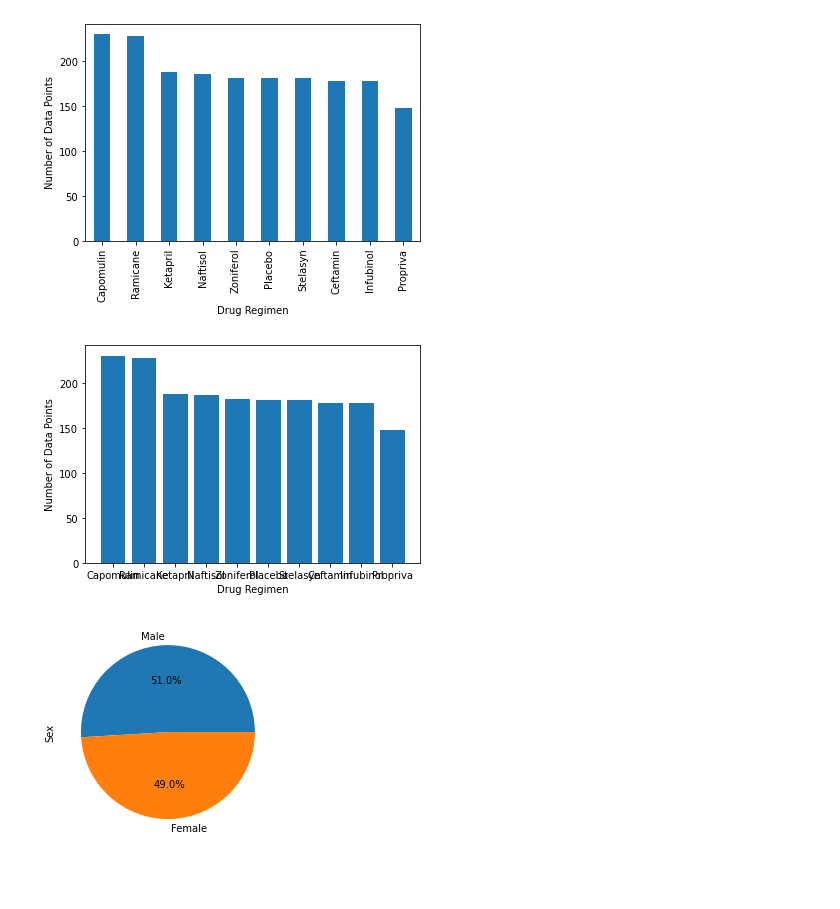
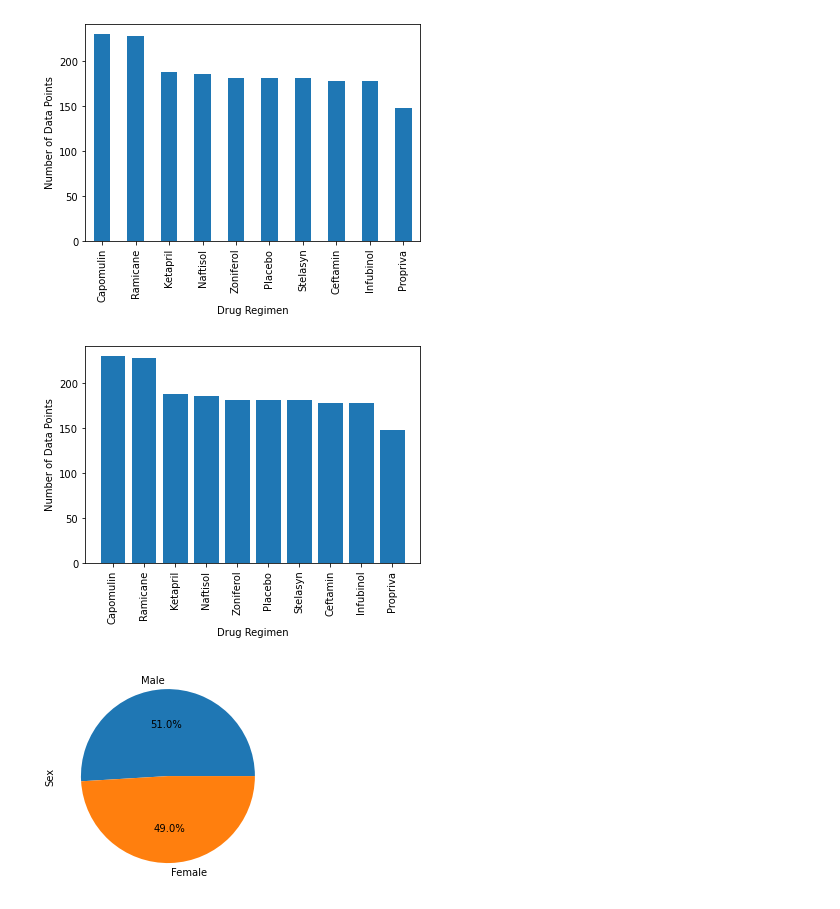
Before and after one commit to Franz365/matplotlib-challenge, a Jupyter notebook: Pymaceuticals/pymaceuticals.ipynb, the cells around one changed output. Cells and saved outputs as stored; diff of their text form; code cells hidden in the pictures; blank space fills up the shorter version.

```diff
--- a/Pymaceuticals/pymaceuticals.ipynb
+++ b/Pymaceuticals/pymaceuticals.ipynb
@@ -159,12 +159,13 @@ plt.show()
 # %%
 # Generate a bar plot showing the total number of mice for each treatment throughout the course of the study using pyplot.
 counts = clean_data["Drug Regimen"].value_counts()
 plt.bar(counts.index.values,counts.values)
 plt.xlabel("Drug Regimen")
+plt.xticks(rotation=90)
 plt.ylabel("Number of Data Points")
 plt.show()
 # %% [output]
-[figure, old version]
+[figure, new version]
 # %%
 # Generate a pie plot showing the distribution of female versus male mice using pandas
 counts = clean_data.Sex.value_counts()
```
Also changed, not shown: 12 other files.
